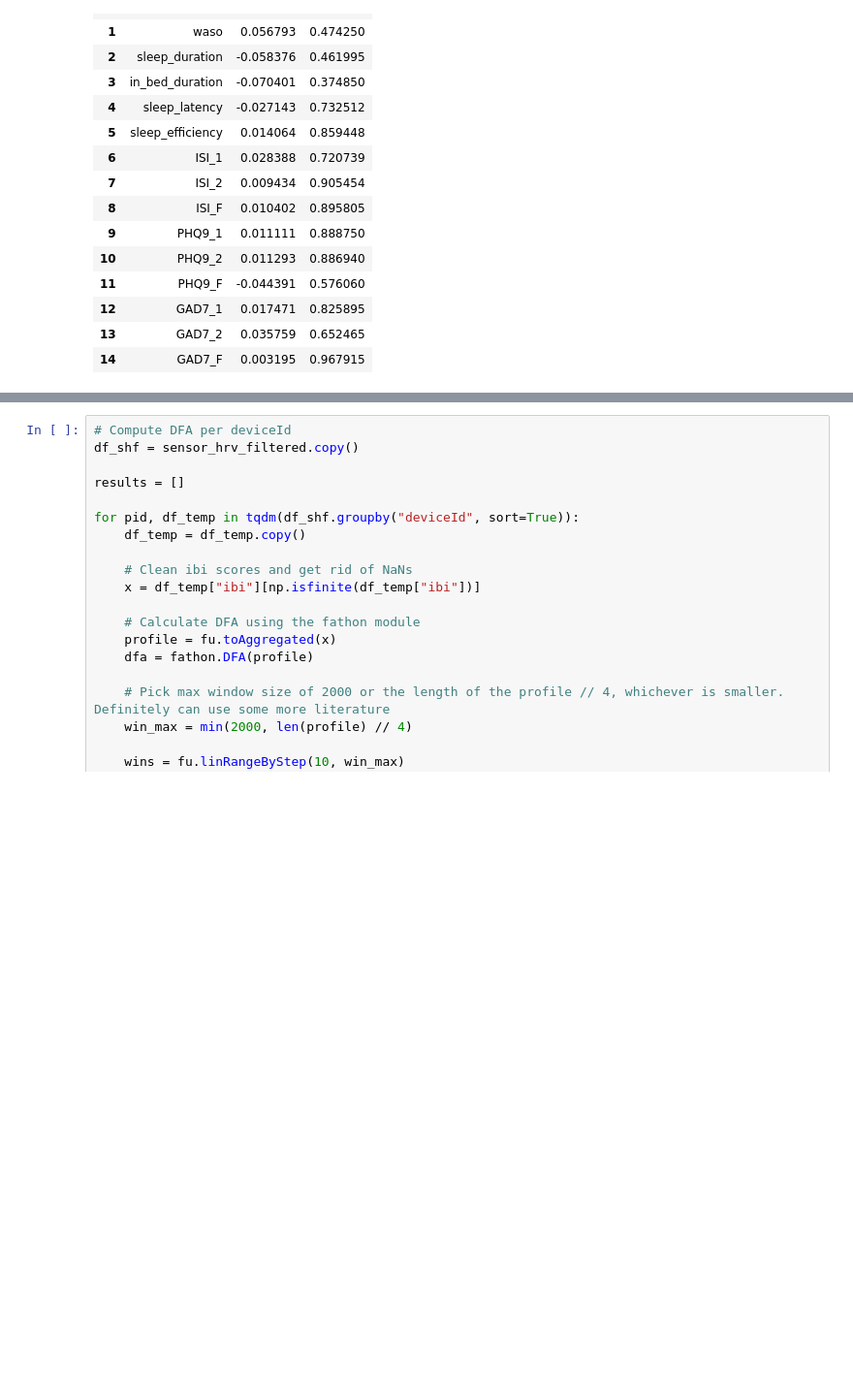
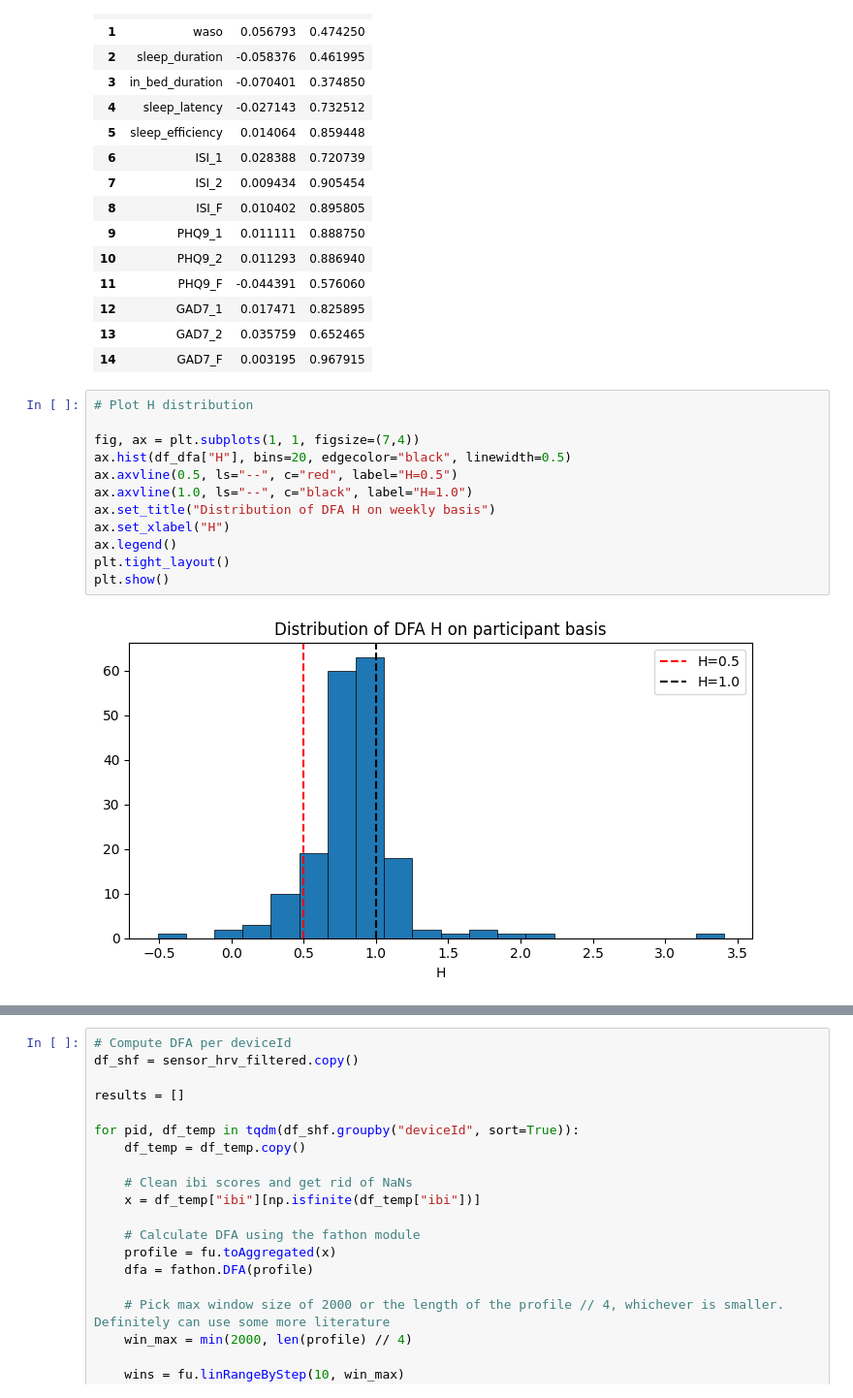
Before and after one commit to nachodll/complex_systems, a Jupyter notebook: fractal_analysis.ipynb, the cells around one changed output, grey strips where cells are left out. Shown at 97% size. Cells and saved outputs as stored; diff of their text form; blank space fills up the shorter version.

Commit message:
added plots, added some comments to fractals

```diff
--- a/fractal_analysis.ipynb
+++ b/fractal_analysis.ipynb
@@ -162,3 +164,17 @@ df_correlation
 | 12 | GAD7_1 | 0.017471 | 0.825895 |
 | 13 | GAD7_2 | 0.035759 | 0.652465 |
 | 14 | GAD7_F | 0.003195 | 0.967915 |
+# %%
+# Plot H distribution
+
+fig, ax = plt.subplots(1, 1, figsize=(7,4))
+ax.hist(df_dfa["H"], bins=20, edgecolor="black", linewidth=0.5)
+ax.axvline(0.5, ls="--", c="red", label="H=0.5")
+ax.axvline(1.0, ls="--", c="black", label="H=1.0")
+ax.set_title("Distribution of DFA H on weekly basis")
+ax.set_xlabel("H")
+ax.legend()
+plt.tight_layout()
+plt.show()
+# %% [output]
+[figure, added]
```
Also changed, not shown: parts of 7 cells of this notebook, 4 other files.
